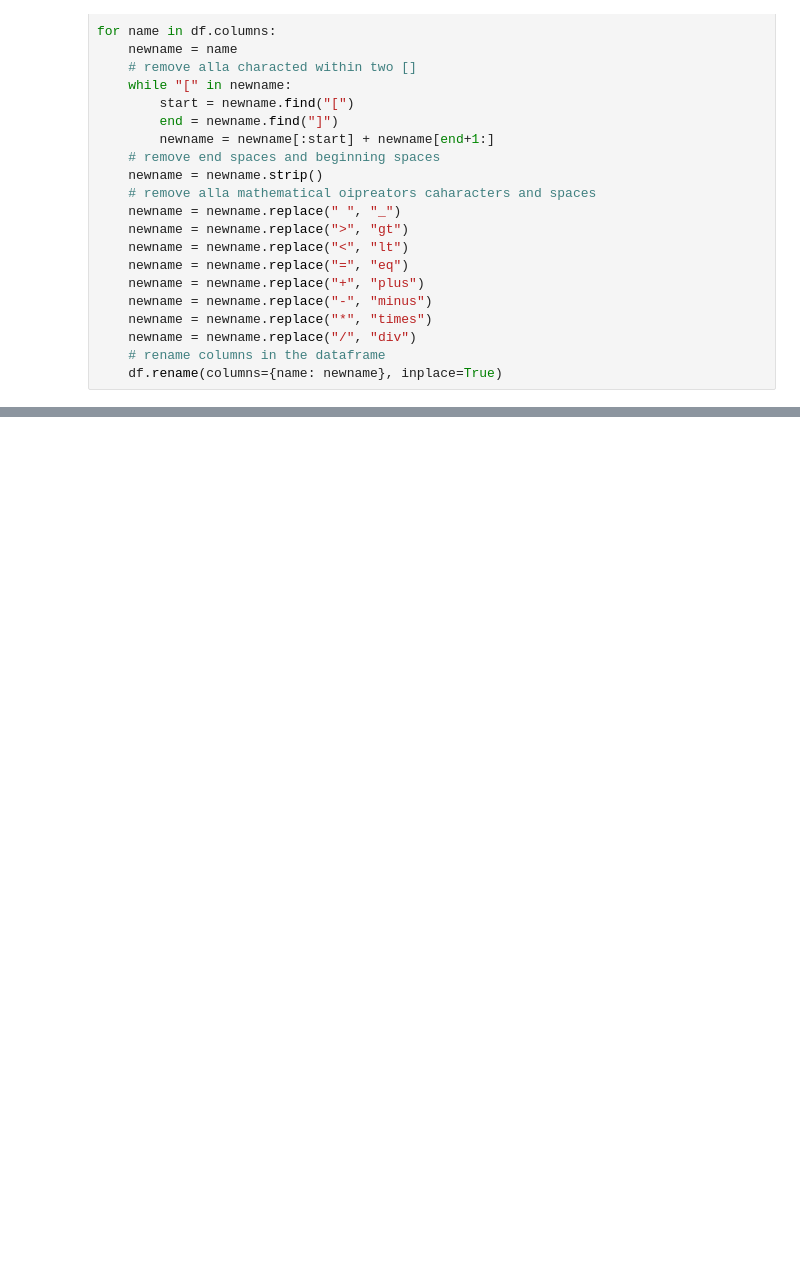
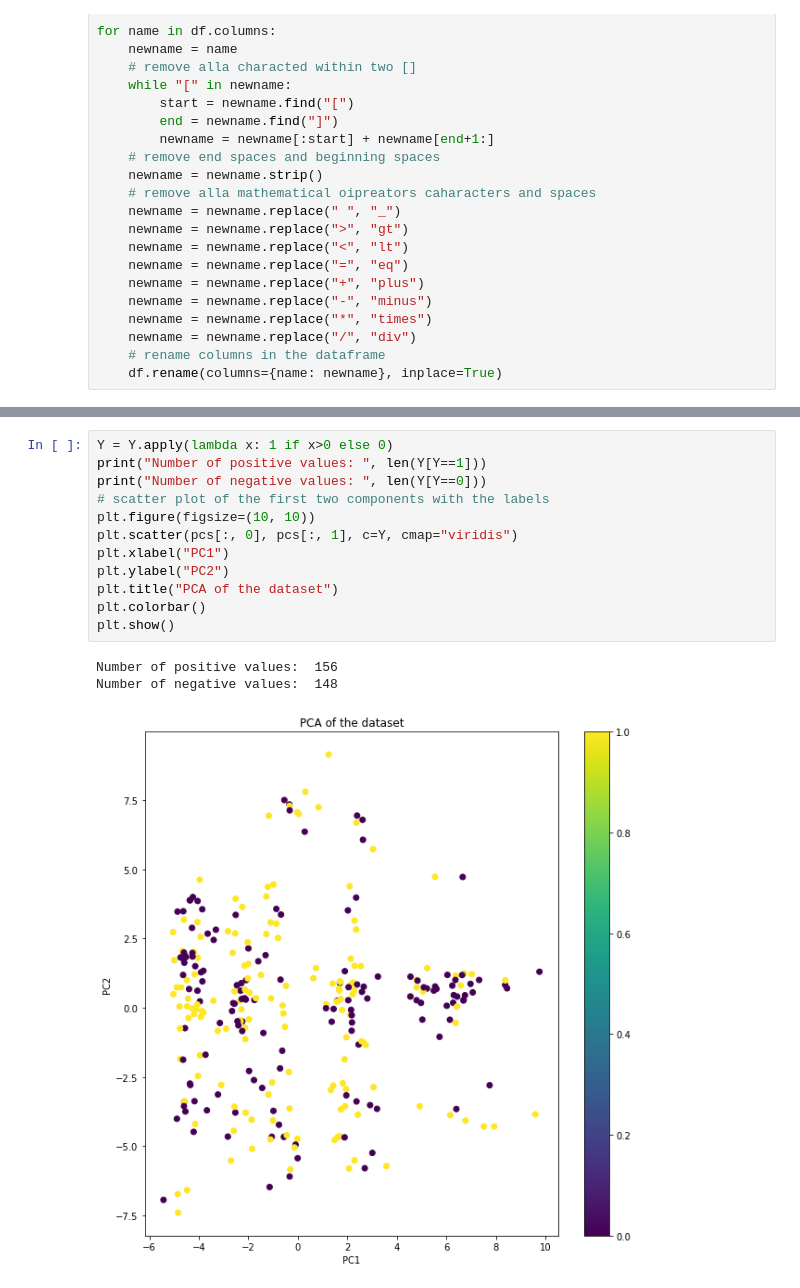
Before and after one commit to lstorchi/materialml, a Jupyter notebook: initialanalysis.ipynb, the cells around one changed output, grey strips where cells are left out. Saved outputs shown, nothing was run; the diff lists cells and outputs as text; blank space fills up the shorter version.

```diff
--- a/initialanalysis.ipynb
+++ b/initialanalysis.ipynb
@@ -137,0 +246,16 @@ plt.show()
+# %%
+Y = Y.apply(lambda x: 1 if x>0 else 0)
+print("Number of positive values: ", len(Y[Y==1]))
+print("Number of negative values: ", len(Y[Y==0]))
+# scatter plot of the first two components with the labels
+plt.figure(figsize=(10, 10))
+plt.scatter(pcs[:, 0], pcs[:, 1], c=Y, cmap="viridis")
+plt.xlabel("PC1")
+plt.ylabel("PC2")
+plt.title("PCA of the dataset")
+plt.colorbar()
+plt.show()
+# %% [output]
+Number of positive values:  156
+Number of negative values:  148
+[figure, added]
```
Also changed, not shown: parts of 8 cells of this notebook.
